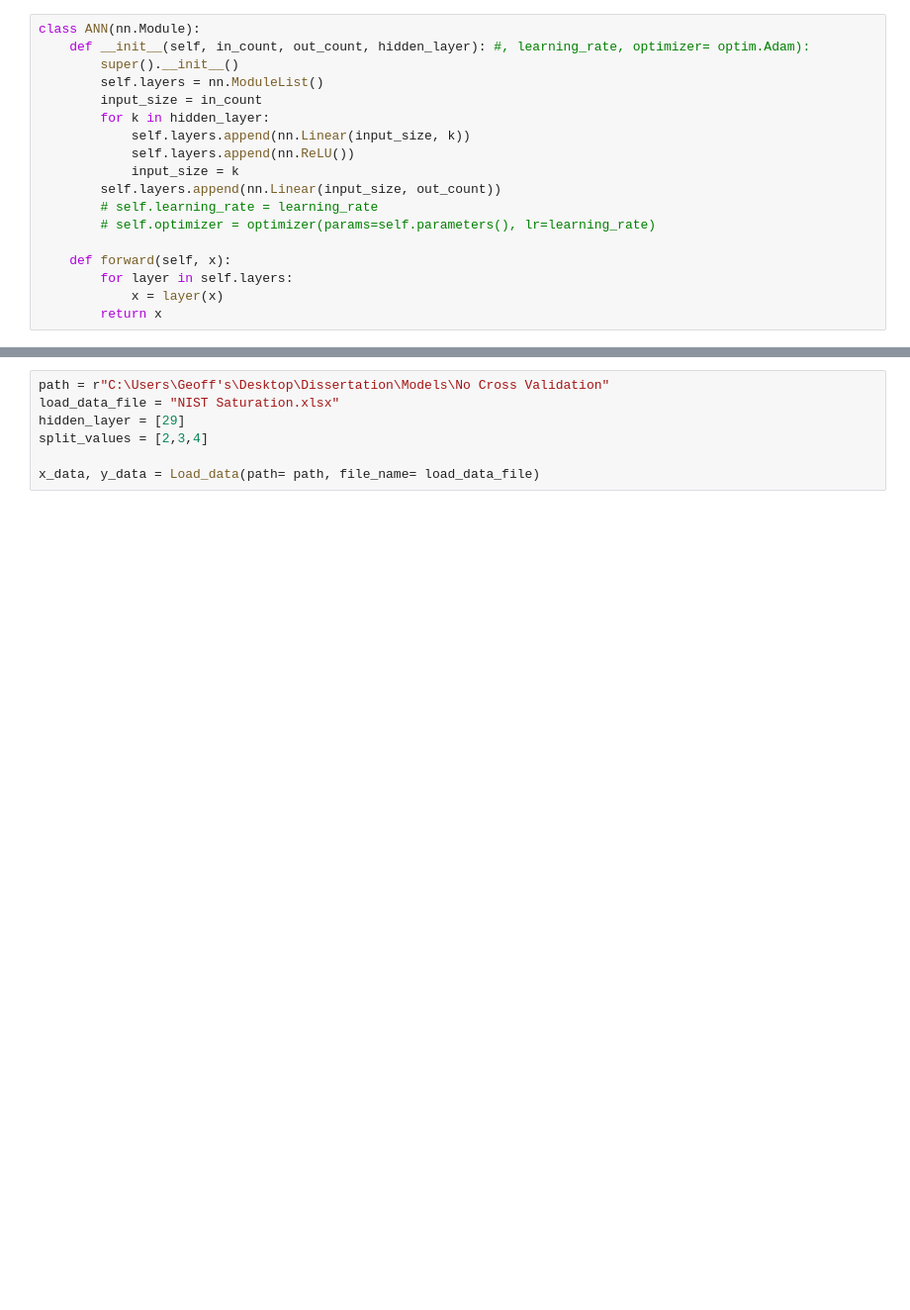
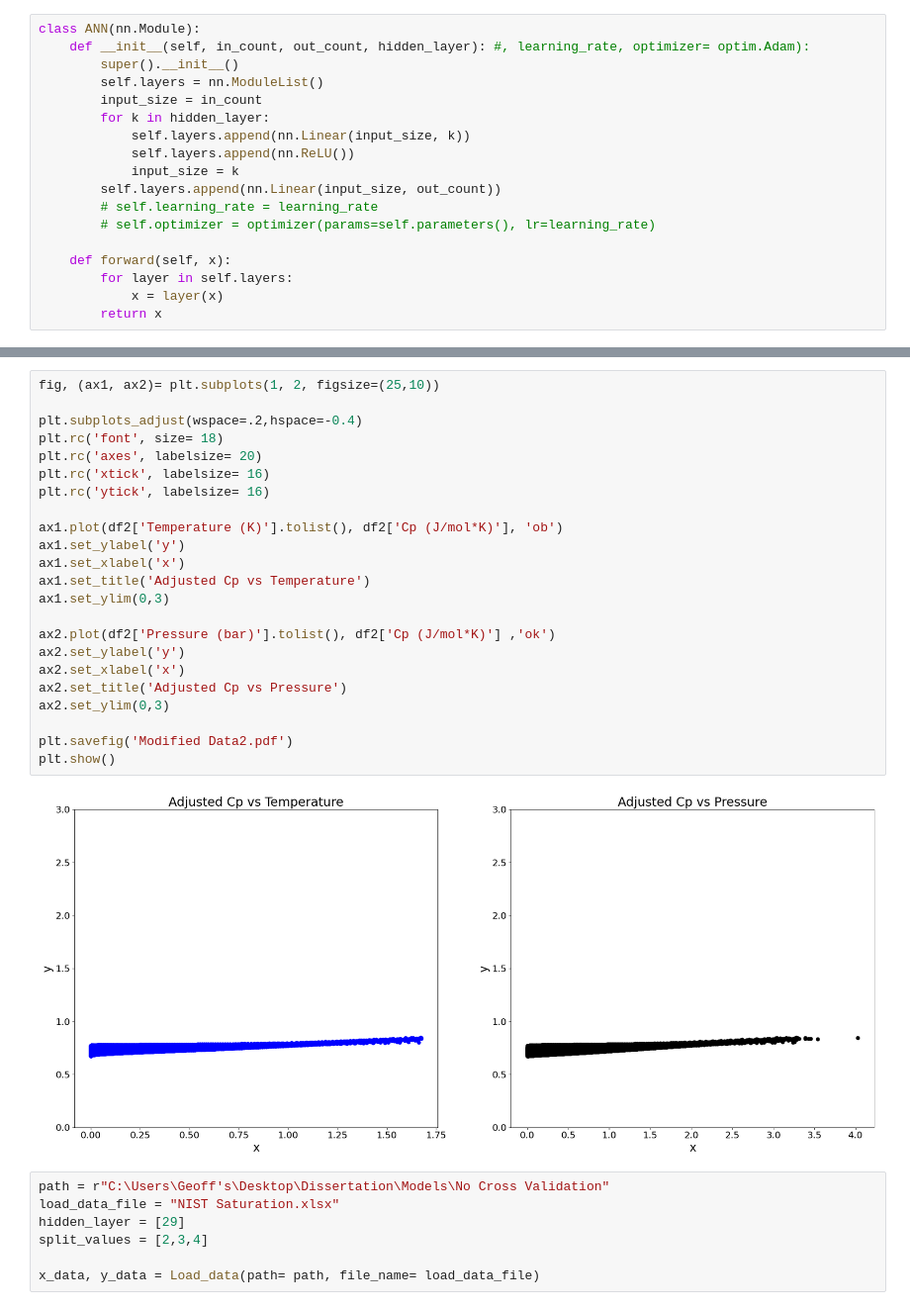
Before and after one commit to Zackary-Overend/MSc, a Jupyter notebook: Model_main.ipynb, the cells around one changed output, grey strips where cells are left out. Shown: that part at 99% size. Drawn from its saved outputs; the diff is of its cells as text; blank space fills up the shorter version.

```diff
--- a/Model_main.ipynb
+++ b/Model_main.ipynb
@@ -407,3 +443,28 @@ class ANN(nn.Module):
+# %%
+fig, (ax1, ax2)= plt.subplots(1, 2, figsize=(25,10))
+
+plt.subplots_adjust(wspace=.2,hspace=-0.4)
+plt.rc('font', size= 18)
+plt.rc('axes', labelsize= 20)
+plt.rc('xtick', labelsize= 16)
+plt.rc('ytick', labelsize= 16)
+
+ax1.plot(df2['Temperature (K)'].tolist(), df2['Cp (J/mol*K)'], 'ob')
+ax1.set_ylabel('y')
+ax1.set_xlabel('x')
+ax1.set_title('Adjusted Cp vs Temperature')
+ax1.set_ylim(0,3)
+
+ax2.plot(df2['Pressure (bar)'].tolist(), df2['Cp (J/mol*K)'] ,'ok')
+ax2.set_ylabel('y')
+ax2.set_xlabel('x')
+ax2.set_title('Adjusted Cp vs Pressure')
+ax2.set_ylim(0,3)
+
+plt.savefig('Modified Data2.pdf')
+plt.show()
+# %% [output]
+[figure, added]
 # %%
 path = r"C:\Users\Geoff's\Desktop\Dissertation\Models\No Cross Validation"
 load_data_file = "NIST Saturation.xlsx"
```
Also changed, not shown: parts of 4 cells of this notebook, 4 other files.
